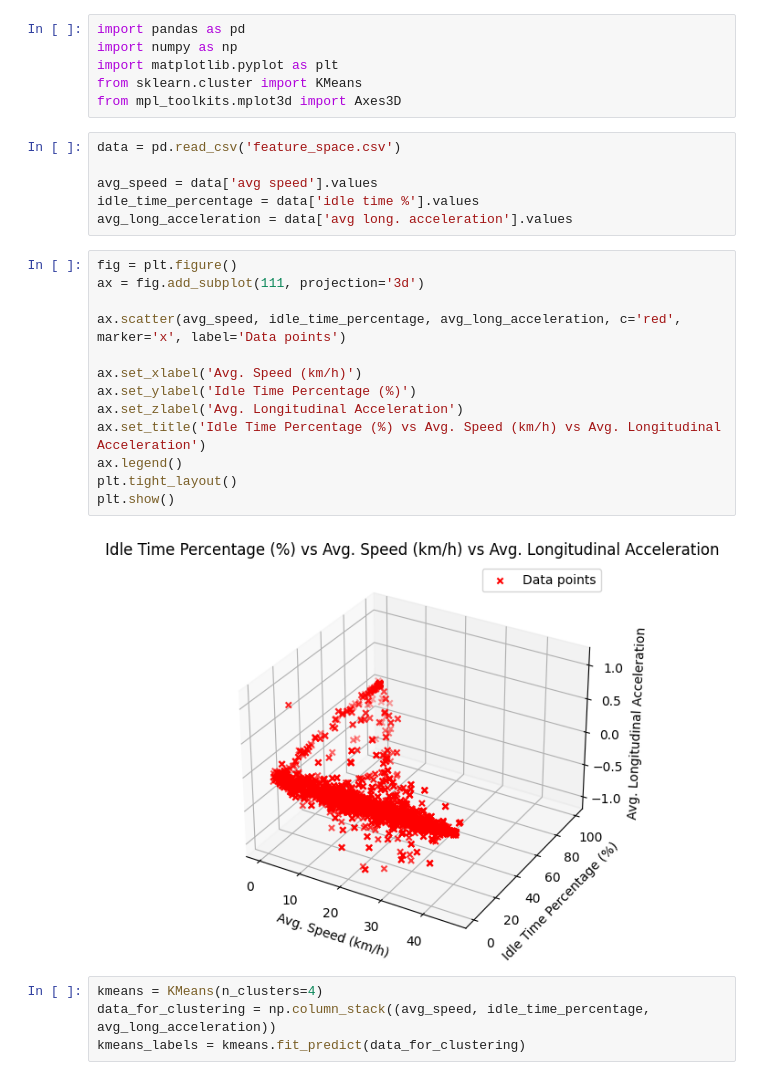
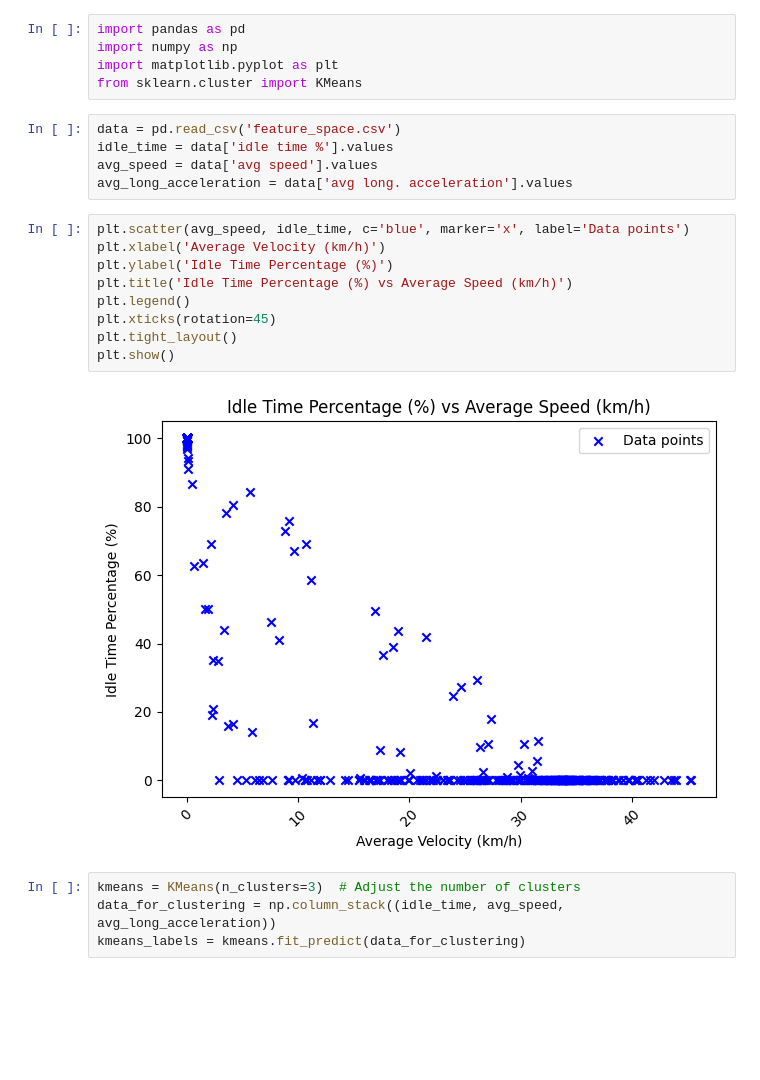
Before and after one commit to kirandeshmukh6421/driving-cycle, a Jupyter notebook: feature_space_plot.ipynb, the cells around one changed output. Saved outputs shown, nothing was run; the diff lists cells and outputs as text; blank space fills up the shorter version.

```diff
--- a/feature_space_plot.ipynb
+++ b/feature_space_plot.ipynb
@@ -3,30 +3,24 @@ import pandas as pd
 import numpy as np
 import matplotlib.pyplot as plt
 from sklearn.cluster import KMeans
-from mpl_toolkits.mplot3d import Axes3D
 # %%
 data = pd.read_csv('feature_space.csv')
-
+idle_time = data['idle time %'].values
 avg_speed = data['avg speed'].values
-idle_time_percentage = data['idle time %'].values
 avg_long_acceleration = data['avg long. acceleration'].values
 # %%
-fig = plt.figure()
-ax = fig.add_subplot(111, projection='3d')
-
-ax.scatter(avg_speed, idle_time_percentage, avg_long_acceleration, c='red', marker='x', label='Data points')
-
-ax.set_xlabel('Avg. Speed (km/h)')
-ax.set_ylabel('Idle Time Percentage (%)')
-ax.set_zlabel('Avg. Longitudinal Acceleration')
-ax.set_title('Idle Time Percentage (%) vs Avg. Speed (km/h) vs Avg. Longitudinal Acceleration')
-ax.legend()
+plt.scatter(avg_speed, idle_time, c='blue', marker='x', label='Data points')
+plt.xlabel('Average Velocity (km/h)')
+plt.ylabel('Idle Time Percentage (%)')
+plt.title('Idle Time Percentage (%) vs Average Speed (km/h)')
+plt.legend()
+plt.xticks(rotation=45)
 plt.tight_layout()
 plt.show()
 # %% [output]
-[figure, old version]
+[figure, new version]
 # %%
-kmeans = KMeans(n_clusters=4)
-data_for_clustering = np.column_stack((avg_speed, idle_time_percentage, avg_long_acceleration))
+kmeans = KMeans(n_clusters=3)  # Adjust the number of clusters
+data_for_clustering = np.column_stack((idle_time, avg_speed, avg_long_acceleration))
 kmeans_labels = kmeans.fit_predict(data_for_clustering)
 # %%
```
Also changed, not shown: parts of 2 cells of this notebook.
